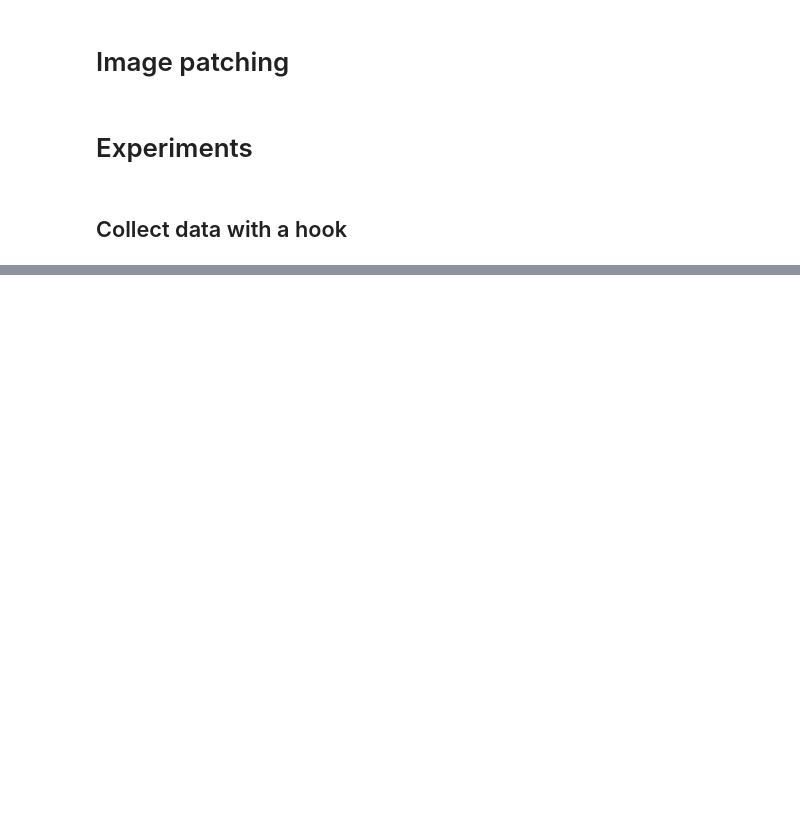
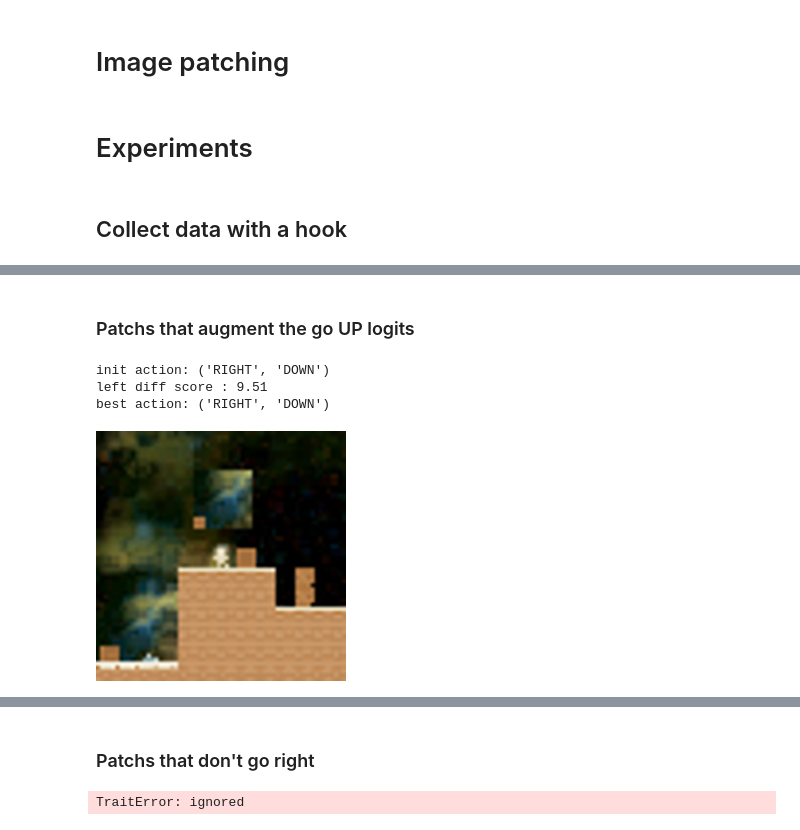
Before and after one commit to Butanium/coinrun-patchs, a Jupyter notebook: coinrun_interp.ipynb, the cells around one changed output, grey strips where cells are left out. Saved outputs shown, nothing was run; the diff lists cells and outputs as text; code cells hidden in the pictures; blank space fills up the shorter version.

```diff
--- a/coinrun_interp.ipynb
+++ b/coinrun_interp.ipynb
@@ -444,0 +707,18 @@ plot_img(obs_to_img(patched))
+# %% [markdown]
+### Patchs that augment the go UP logits
+# %%
+def top_diff(act_logits):
+  return sum(act_logits[UP_ACTION_LIST]) - sum(init_logits[UP_ACTION_LIST])\
+  -sum(act_logits[RIGHT_ACTION_LIST])
+key = lambda t : left_diff(logits[t[1]])
+indexed_images.sort(key = key, reverse=True)
+def hook_fun(i):
+  print(f"init action: {env_actions[init_best]}")
+  print("up diff score : %.2f" % key(("_",indexed_images[i][1])))
+  print(f"best action: {env_actions[best_actions[i]]}")
+slider_of_obs([i[0] for i in indexed_images[:10]], hook=hook_fun)
+# %% [output]
+init action: ('RIGHT', 'DOWN')
+left diff score : 9.51
+best action: ('RIGHT', 'DOWN')
+[figure, added]
@@ -444,0 +726,8 @@ plot_img(obs_to_img(patched))
+# %% [markdown]
+### Patchs that don't go right
+# %%
+change_tuples = [i for i in indexed_images if best_actions[i[1]] not in  [RIGHT, RIGHT_DOWN]]
+change_obs = [obs for obs,i in change_tuples]
+slider_of_obs(change_obs, hook=lambda i : print(f"chosen action {env_actions[best_actions[change_tuples[i][1]]]}"))
+# %% [output]
+TraitError: ignored
```
Also changed, not shown: parts of 29 cells of this notebook.
